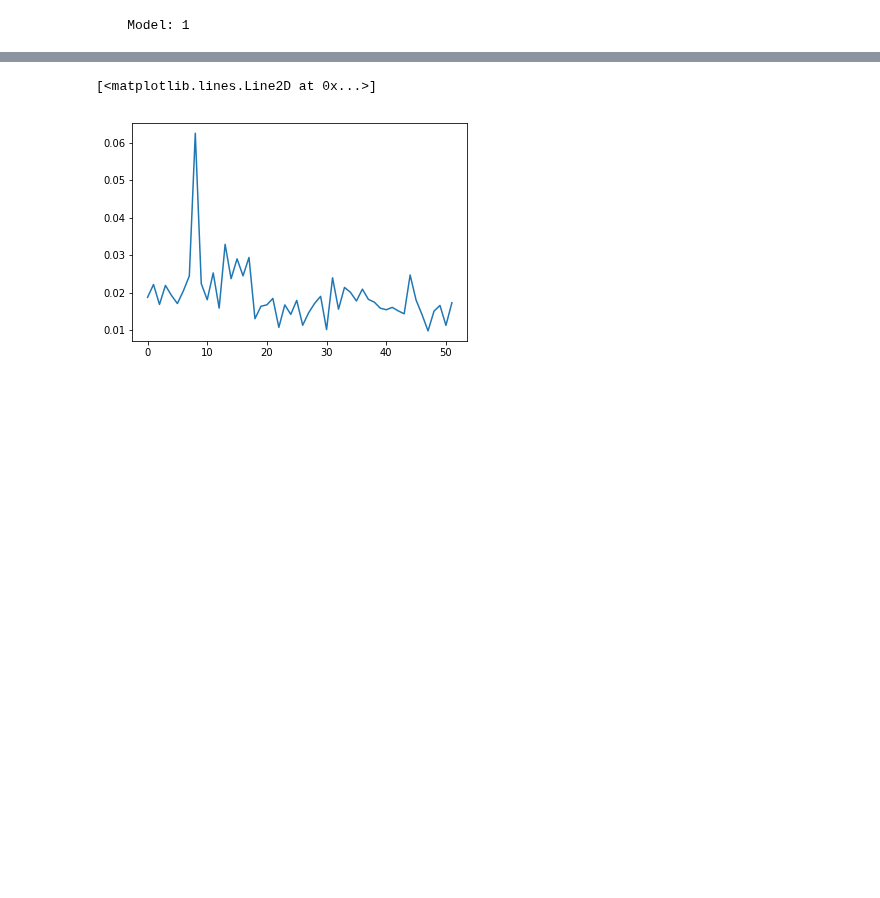
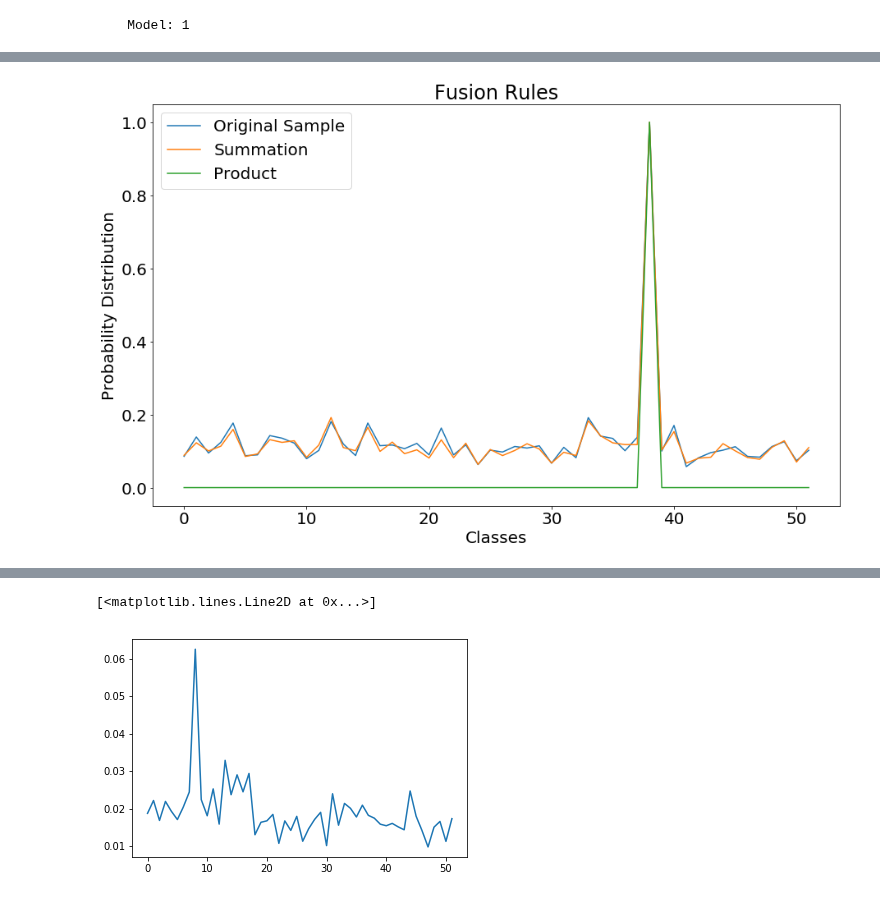
Before and after one commit to GPadley/EE4-68-PR, a Jupyter notebook: CW1/1.3_b.ipynb, the cells around one changed output, grey strips where cells are left out. Drawn from its saved outputs; the diff is of its cells as text; code cells hidden in the pictures; blank space fills up the shorter version.

```diff
--- a/CW1/1.3_b.ipynb
+++ b/CW1/1.3_b.ipynb
@@ -291,0 +326,17 @@ probb = prob_pred(v_opt, X_train, l_train)
+# %%
+plt.figure(figsize=(15.0,9.0))
+sum_probz = np.sum(probz, axis = 0)/10
+prod_probs = np.prod(probz, axis=0)
+plt.plot(probz[0][2]/np.max(probz[0][2]))
+
+plt.plot(sum_probz[2]/np.max(sum_probz[2]))
+
+plt.plot(prod_probs[2]/np.max(prod_probs[2]))
+
+plt.xlabel('Classes')
+plt.ylabel('Probability Distribution')
+plt.title('Fusion Rules')
+plt.legend(['Original Sample', 'Summation', 'Product'])
+plt.show()
+# %% [output]
+[figure, added]
```
Also changed, not shown: parts of 9 cells of this notebook, 4 other files.
